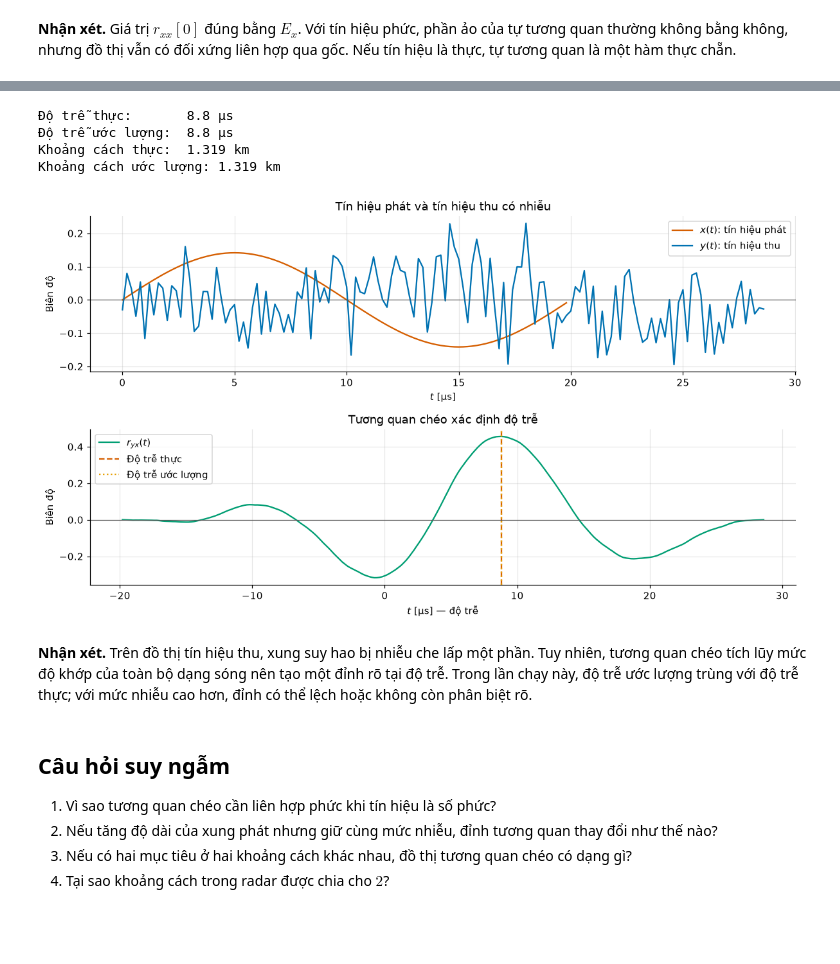
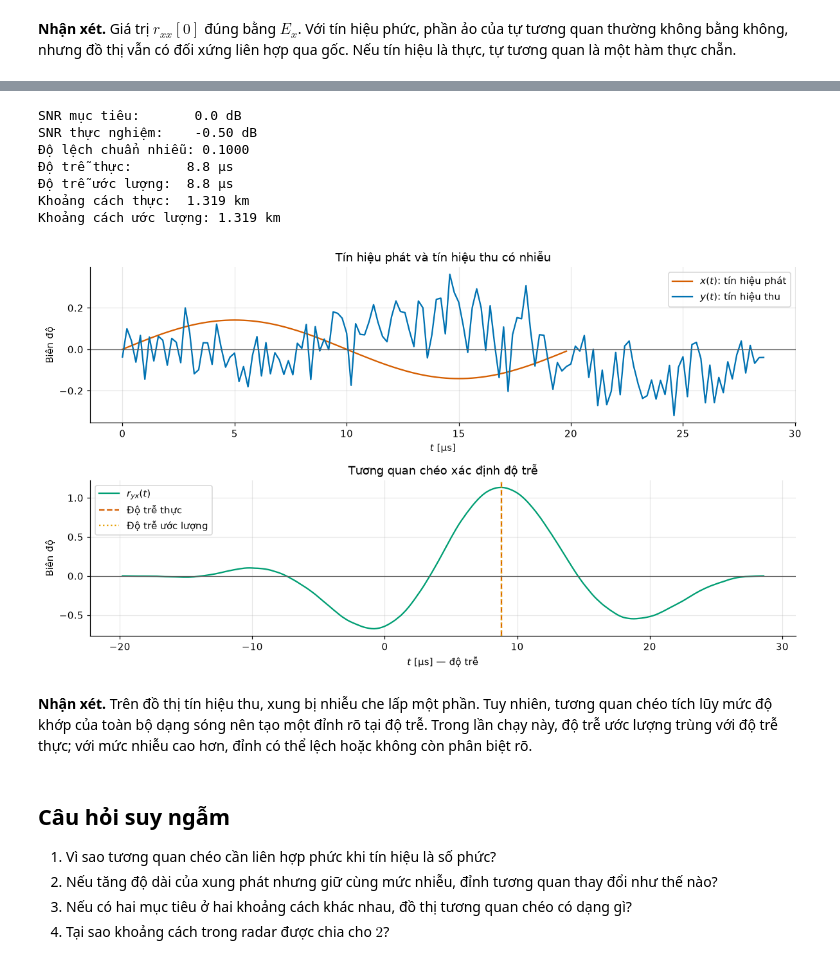
Before and after one commit to dangquanghieu/tinhieu-hethong-notebooks, a Jupyter notebook: notebooks/03_phep-tuong-quan-va-radar.ipynb, the cells around one changed output, grey strips where cells are left out. Cells and saved outputs as stored; diff of their text form; code cells hidden in the pictures; blank space fills up the shorter version.

```diff
--- a/notebooks/03_phep-tuong-quan-va-radar.ipynb
+++ b/notebooks/03_phep-tuong-quan-va-radar.ipynb
@@ -176,14 +192,18 @@ pulse = pulse / np.linalg.norm(pulse)
 
 delay_samples = 44
 tau_true_us = delay_samples * dt_us
-alpha = 0.35
 t_rx_us = np.arange(0, delay_samples + pulse.size) * dt_us
 
 rng = np.random.default_rng(19)
-noise_std = 0.08
+snr_db = 0.0
+snr_linear = 10 ** (snr_db / 10)
+signal_power = 1 / pulse.size
+noise_std = np.sqrt(signal_power / snr_linear)
 noise = noise_std * rng.standard_normal(t_rx_us.size)
 received = noise.copy()
-received[delay_samples : delay_samples + pulse.size] += alpha * pulse
+received[delay_samples : delay_samples + pulse.size] += pulse
+noise_in_echo = noise[delay_samples : delay_samples + pulse.size]
+snr_measured_db = 10 * np.log10(signal_power / np.mean(noise_in_echo**2))
 
 # --- Tính tương quan chéo và ước lượng ---
 r_yx = np.correlate(received, pulse, mode="full")
@@ -192,36 +212,42 @@ lag_us = lag_samples * dt_us
 tau_est_us = lag_us[np.argmax(np.abs(r_yx))]
 
 c = 299_792_458.0  # m/s
 range_est_m = c * tau_est_us * 1e-6 / 2
 range_true_m = c * tau_true_us * 1e-6 / 2
 
 # --- Vẽ ---
 fig, axes = plt.subplots(2, 1, figsize=(11, 6.2), sharex=False)
 axes[0].plot(t_tx_us, pulse, color=COLORS["reference"], label="$x(t)$: tín hiệu phát")
 axes[0].plot(t_rx_us, received, color=COLORS["signal"], label="$y(t)$: tín hiệu thu")
 style_continuous(axes[0], "Tín hiệu phát và tín hiệu thu có nhiễu")
 axes[0].legend(loc="upper right")
 
 axes[1].plot(lag_us, r_yx, color=COLORS["result"], label="$r_{yx}(t)$")
 axes[1].axvline(tau_true_us, color=COLORS["reference"], linestyle="--", label="Độ trễ thực")
 axes[1].axvline(tau_est_us, color=COLORS["accent"], linestyle=":", label="Độ trễ ước lượng")
 style_continuous(axes[1], "Tương quan chéo xác định độ trễ")
 axes[1].set_xlabel("$t$ [µs] — độ trễ")
 axes[1].legend(loc="upper left")
 plt.tight_layout()
 
+print(f"SNR mục tiêu:       {snr_db:.1f} dB")
+print(f"SNR thực nghiệm:    {snr_measured_db:.2f} dB")
+print(f"Độ lệch chuẩn nhiễu: {noise_std:.4f}")
 print(f"Độ trễ thực:       {tau_true_us:.1f} µs")
 print(f"Độ trễ ước lượng:  {tau_est_us:.1f} µs")
 print(f"Khoảng cách thực:  {range_true_m / 1e3:.3f} km")
 print(f"Khoảng cách ước lượng: {range_est_m / 1e3:.3f} km")
 # %% [output]
+SNR mục tiêu:       0.0 dB
+SNR thực nghiệm:    -0.50 dB
+Độ lệch chuẩn nhiễu: 0.1000
 Độ trễ thực:       8.8 µs
 Độ trễ ước lượng:  8.8 µs
 Khoảng cách thực:  1.319 km
 Khoảng cách ước lượng: 1.319 km
-[figure, old version]
+[figure, new version]
 # %% [markdown]
-**Nhận xét.** Trên đồ thị tín hiệu thu, xung suy hao bị nhiễu che lấp một phần. Tuy nhiên, tương quan chéo tích lũy mức độ khớp của toàn bộ dạng sóng nên tạo một đỉnh rõ tại độ trễ. Trong lần chạy này, độ trễ ước lượng trùng với độ trễ thực; với mức nhiễu cao hơn, đỉnh có thể lệch hoặc không còn phân biệt rõ.
+**Nhận xét.** Trên đồ thị tín hiệu thu, xung bị nhiễu che lấp một phần. Tuy nhiên, tương quan chéo tích lũy mức độ khớp của toàn bộ dạng sóng nên tạo một đỉnh rõ tại độ trễ. Trong lần chạy này, độ trễ ước lượng trùng với độ trễ thực; với mức nhiễu cao hơn, đỉnh có thể lệch hoặc không còn phân biệt rõ.
 # %% [markdown]
 ## Câu hỏi suy ngẫm
 
```
Also changed, not shown: parts of 1 cell of this notebook.
